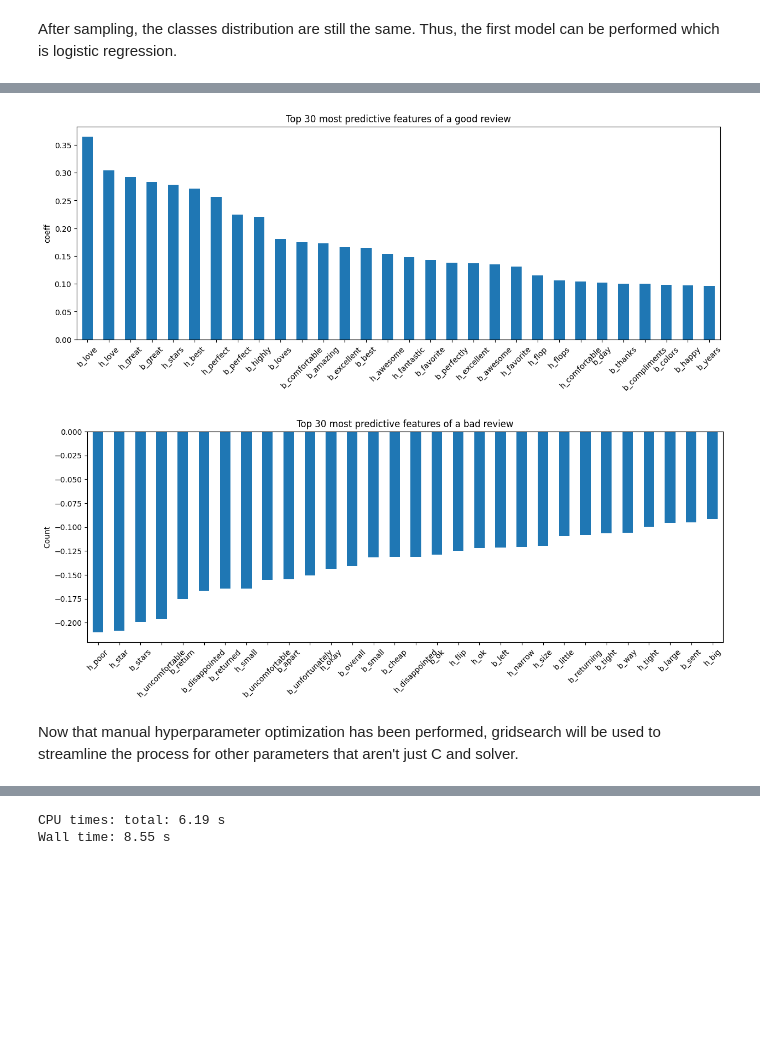
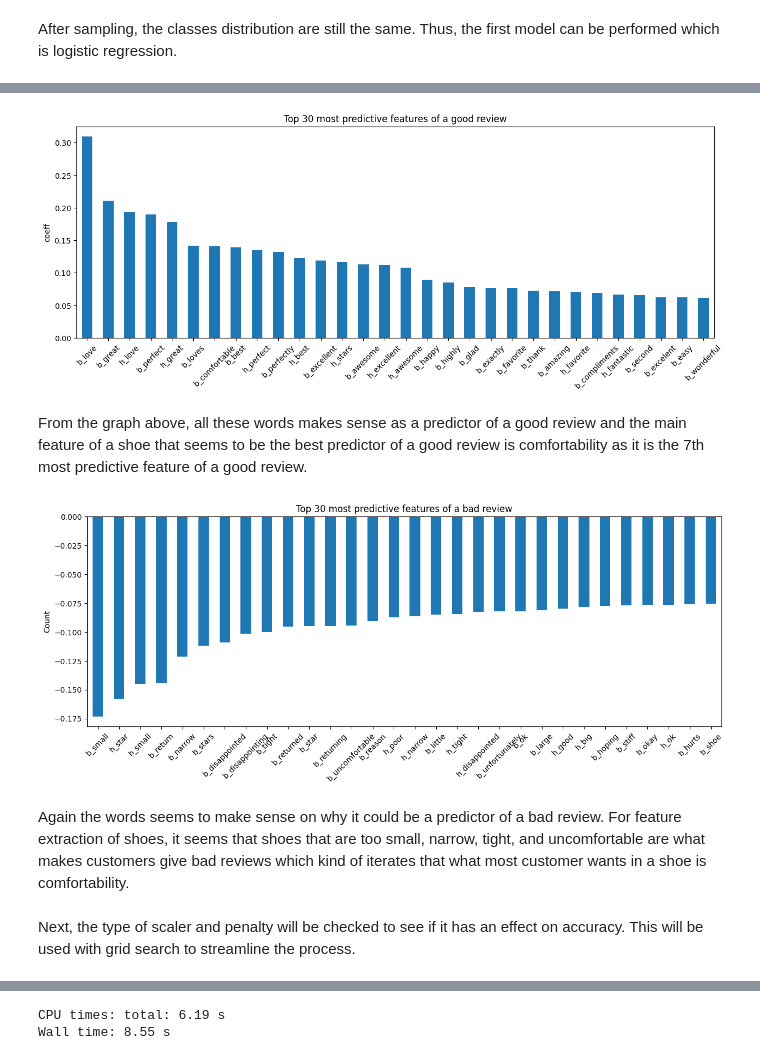
Before and after one commit to b8luong/Amazon-Reviews-Capstone, a Jupyter notebook: Basic Modeling.ipynb, the cells around one changed output, grey strips where cells are left out. Drawn from its saved outputs; the diff is of its cells as text; code cells hidden in the pictures; blank space fills up the shorter version.

Commit message:
Finished Basic Modeling

```diff
--- a/Basic Modeling.ipynb
+++ b/Basic Modeling.ipynb
@@ -311,14 +311,15 @@ X_test_scaled2 = ss.transform(combined_test2)
 # %%
 scores = []
+# the c to be iterated through
 C_range = np.array([.00000001,.0000001,.000001,.00001,.0001,.001,.1,
                 1,10,100,1000,10000,100000,1000000,10000000,100000000,1000000000])
 
-#Do some cross validation
 for c in C_range:
-    log = LogisticRegression(C=c,random_state=1)
+    log = LogisticRegression(solver='lbfgs', C=c, random_state=1, max_iter=10000)
     log.fit(X_train_scaled, y_train_sample)
     scores.append(log.score(X_valid_scaled, y_valid_sample))
 
+# Visualize the results of each model ran
 plt.figure()
 plt.plot(C_range, scores, label="Cross Validation Score",marker='.')
 plt.legend()
@@ -328,7 +329,7 @@ plt.ylabel('Cross Validation Score')
 plt.grid()
 plt.show();
 
+# Print the best model's C value
 which_max = np.array(scores).argmax()
-
 print("The best model has C = ",C_range[which_max])
 # %% [output]
@@ -336,6 +337,7 @@ print("The best model has C = ",C_range[which_max])
 The best model has C =  0.001
 # %%
-log = LogisticRegression(C=1,random_state=1)
-log.fit(X_train_scaled, y_train_sample)
-log.score(X_test_scaled, y_test_sample)
+# Scoring the best result
+lr = LogisticRegression(solver='lbfgs', C=0.001, random_state=1, max_iter=10000)
+lr.fit(X_train_scaled, y_train_sample)
+lr.score(X_test_scaled, y_test_sample)
 # %% [output]
@@ -381,14 +378,16 @@ Looks like the best parameter for C for `lbfgs` was with C=0.001, with a test sc
 # %%
+# Testing solver liblinear
 scores = []
+# Reducing C_range as it seems to plateau after 1 for lbfgs
 C_range = np.array([.00000001,.0000001,.000001,.00001,.0001,.001,.1,
-                1,10,100,1000,10000,100000,1000000,10000000,100000000,1000000000])
+                1,10,100])
 
-#Do some cross validation
 for c in C_range:
-    log = LogisticRegression(solver='liblinear', C=c, random_state=1)
+    log = LogisticRegression(solver='liblinear', C=c, random_state=1, max_iter=10000)
     log.fit(X_train_scaled, y_train_sample)
     scores.append(log.score(X_valid_scaled, y_valid_sample))
 
+# Visualize the graph
 plt.figure()
 plt.plot(C_range, scores, label="Cross Validation Score",marker='.')
 plt.legend()
@@ -398,7 +397,7 @@ plt.ylabel('Cross Validation Score')
 plt.grid()
 plt.show();
 
+# Print the best model's C value
 which_max = np.array(scores).argmax()
-
 print("The best model has C = ",C_range[which_max])
 # %% [output]
@@ -407,5 +406,5 @@ The best model has C =  0.001
 # %%
-log2 = LogisticRegression(solver='liblinear', C=0.001, random_state=1)
-log2.fit(X_train_scaled, y_train_sample)
-log2.score(X_test_scaled, y_test_sample)
+lr2 = LogisticRegression(solver='liblinear', C=0.0001, random_state=1)
+lr2.fit(X_train_scaled, y_train_sample)
+lr2.score(X_test_scaled, y_test_sample)
 # %% [output]
@@ -521,18 +513,22 @@ weighted avg       0.78      0.78      0.77     10000
 # %%
-word_counts = pd.DataFrame({"counts":log3.coef_[0]}, index=combined_train.columns).sort_values("counts", ascending=False)
+word_counts = pd.DataFrame({"counts":lr2.coef_[0]}, index=combined_train.columns).sort_values("counts", ascending=False)
 word_counts.head(30).plot(kind="bar", figsize=(15, 5), legend=False)
 plt.title("Top 30 most predictive features of a good review")
 plt.ylabel("coeff")
 plt.xticks(rotation=45)
 plt.show()
 # %% [output]
-[figure, old version]
+[figure, new version]
+# %% [markdown]
+From the graph above, all these words makes sense as a predictor of a good review and the main feature of a shoe that seems to be the best predictor of a good review is comfortability as it is the 7th most predictive feature of a good review.
 # %%
-word_counts = pd.DataFrame({"counts":log3.coef_[0]}, index=combined_train.columns).sort_values("counts", ascending=True)
+word_counts = pd.DataFrame({"counts":lr2.coef_[0]}, index=combined_train.columns).sort_values("counts", ascending=True)
 word_counts.head(30).plot(kind="bar", figsize=(15, 5), legend=False)
 plt.title("Top 30 most predictive features of a bad review")
 plt.ylabel("Count")
 plt.xticks(rotation=45)
 plt.show()
 # %% [output]
-[figure, old version]
+[figure, new version]
+# %% [markdown]
+Again the words seems to make sense on why it could be a predictor of a bad review. For feature extraction of shoes, it seems that shoes that are too small, narrow, tight, and uncomfortable are what makes customers give bad reviews which kind of iterates that what most customer wants in a shoe is comfortability.
@@ -539,4 +539,4 @@ plt.show()
 # %% [markdown]
-Now that manual hyperparameter optimization has been performed, gridsearch will be used to streamline the process for other parameters that aren't just C and solver.
+Next, the type of scaler and penalty will be checked to see if it has an effect on accuracy. This will be used with grid search to streamline the process.
 # %%
 %%time
```
Also changed, not shown: parts of 118 cells of this notebook, 4 other files.
